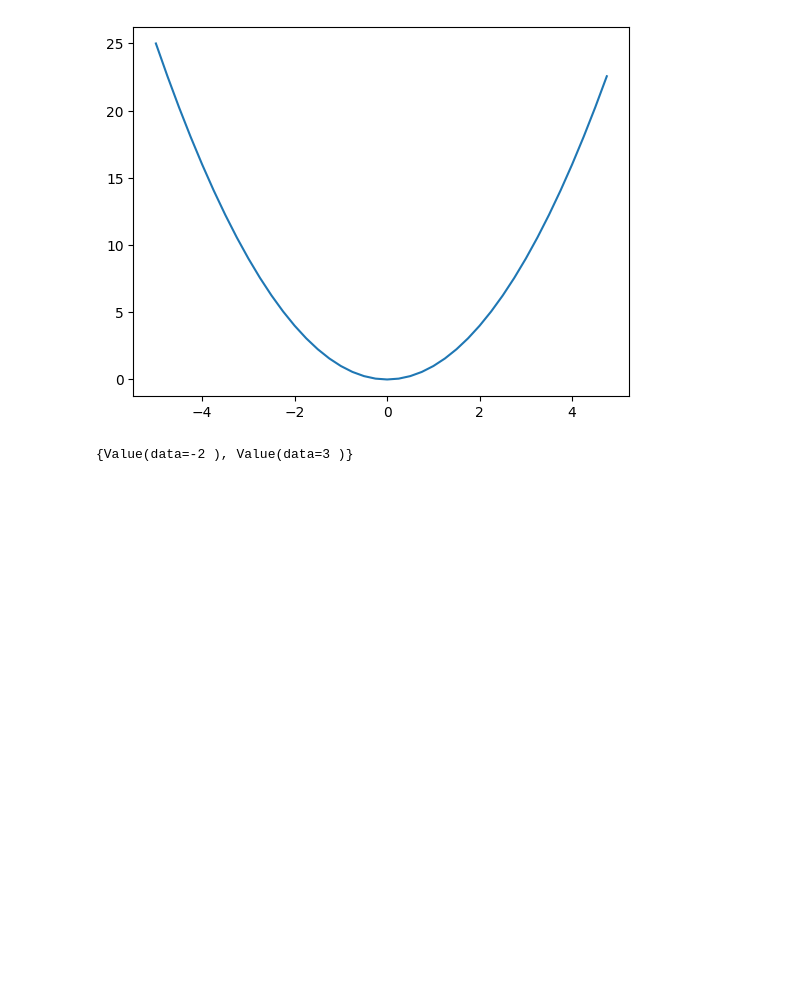
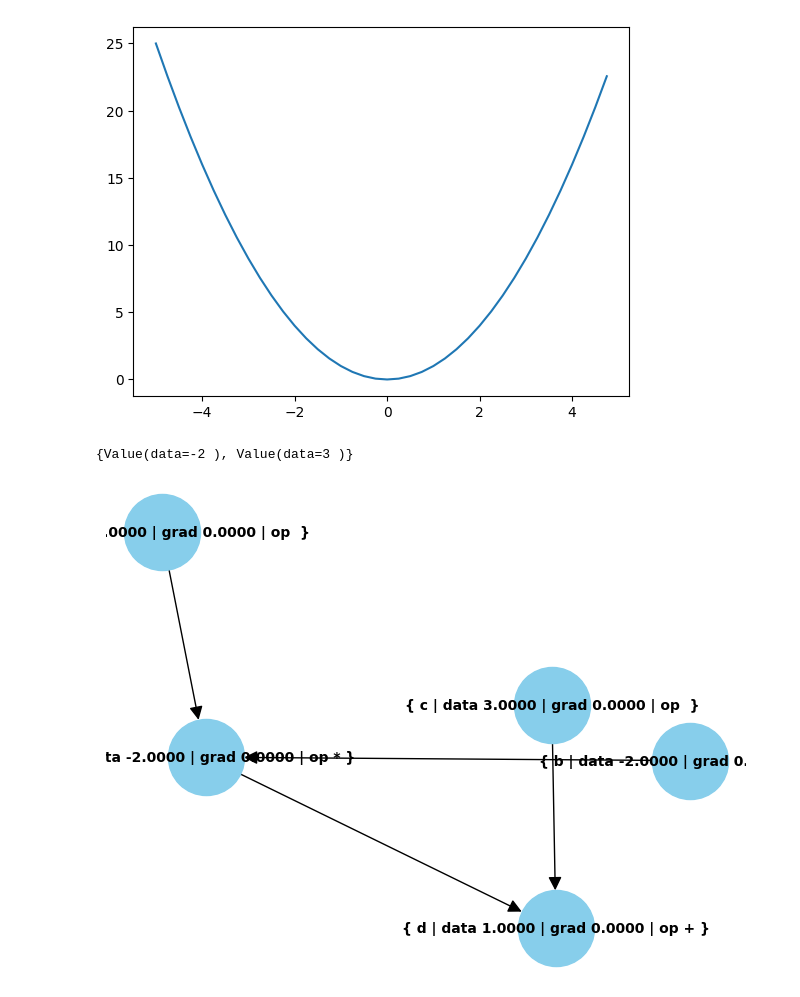
Before and after one commit to AtharvPorate1/nn_from_scratch, a Jupyter notebook: micrograd.ipynb, the cells around one changed output. Cells and saved outputs as stored; diff of their text form; code cells hidden in the pictures; blank space fills up the shorter version.

```diff
--- a/micrograd.ipynb
+++ b/micrograd.ipynb
@@ -50,3 +55,39 @@ d = a*b +c
 d._prev
 # %% [output]
 {Value(data=-2 ), Value(data=3 )}
+# %%
+def trace(root):
+    nodes, edges = set(), set()
+
+    def build(v):
+        if v not in nodes:
+            nodes.add(v)
+            for child in v._prev:
+                edges.add((child, v))
+                build(child)
+
+    build(root)
+    return nodes, edges
+
+def draw_graph(root):
+    nodes, edges = trace(root)
+
+    G = nx.DiGraph()
+
+    for node in nodes:
+        G.add_node(node.label, data=node.data, grad=node.grad, op=node._op)
+
+    for n1, n2 in edges:
+        G.add_edge(n1.label, n2.label)
+
+    node_labels = {node.label: "{ %s | data %.4f | grad %.4f | op %s }" % (node.label, node.data, node.grad, node._op) for node in nodes}
+
+    pos = nx.spring_layout(G)
+
+    nx.draw(G, pos, labels=node_labels, with_labels=True, node_color='skyblue', node_size=3000, font_size=10, font_weight='bold', arrowsize=20)
+
+    plt.show()
+# %%
+draw_graph(d)
+# %% [output]
+[figure, added]
```
Also changed, not shown: parts of 2 cells of this notebook.
